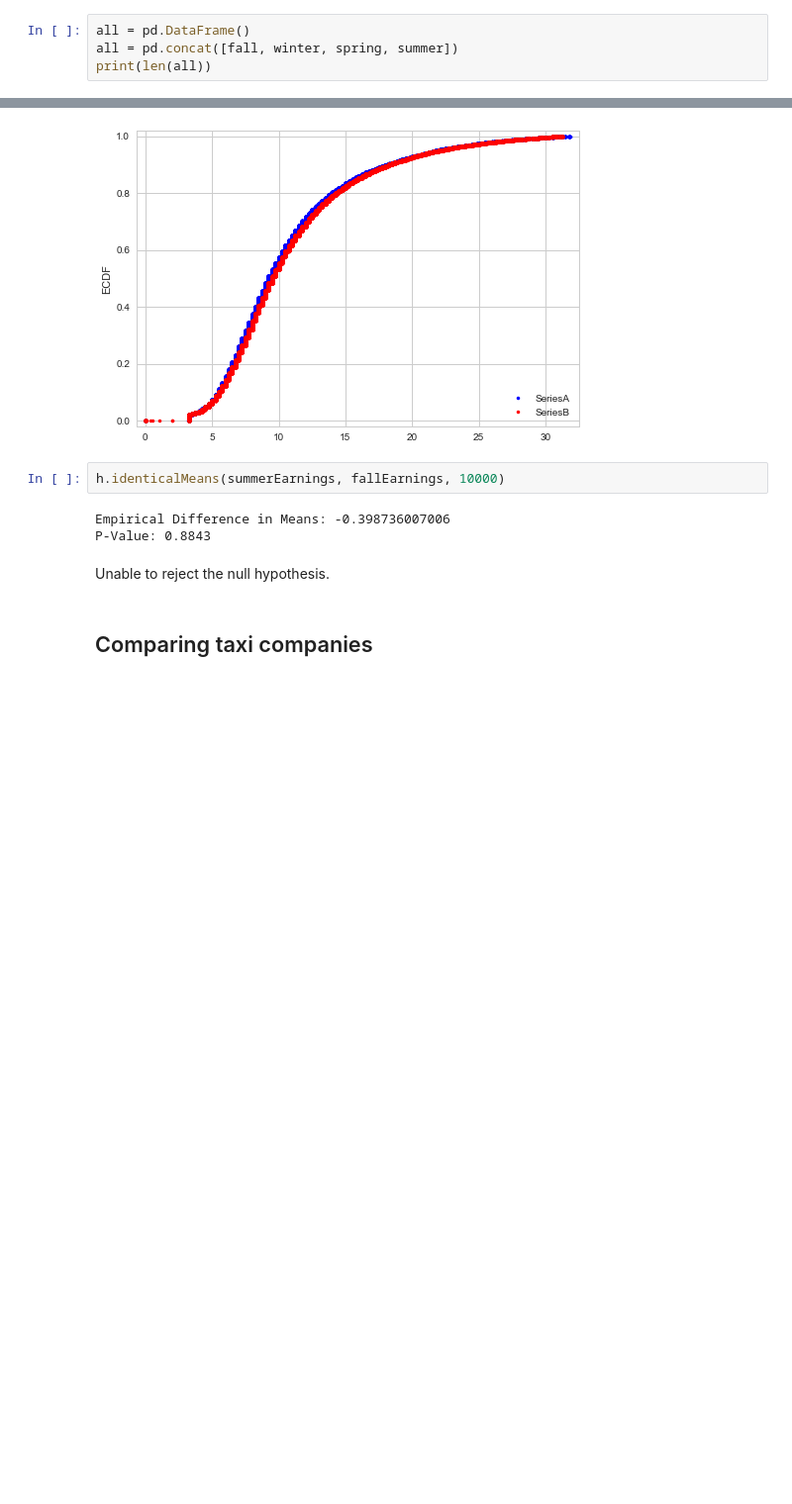
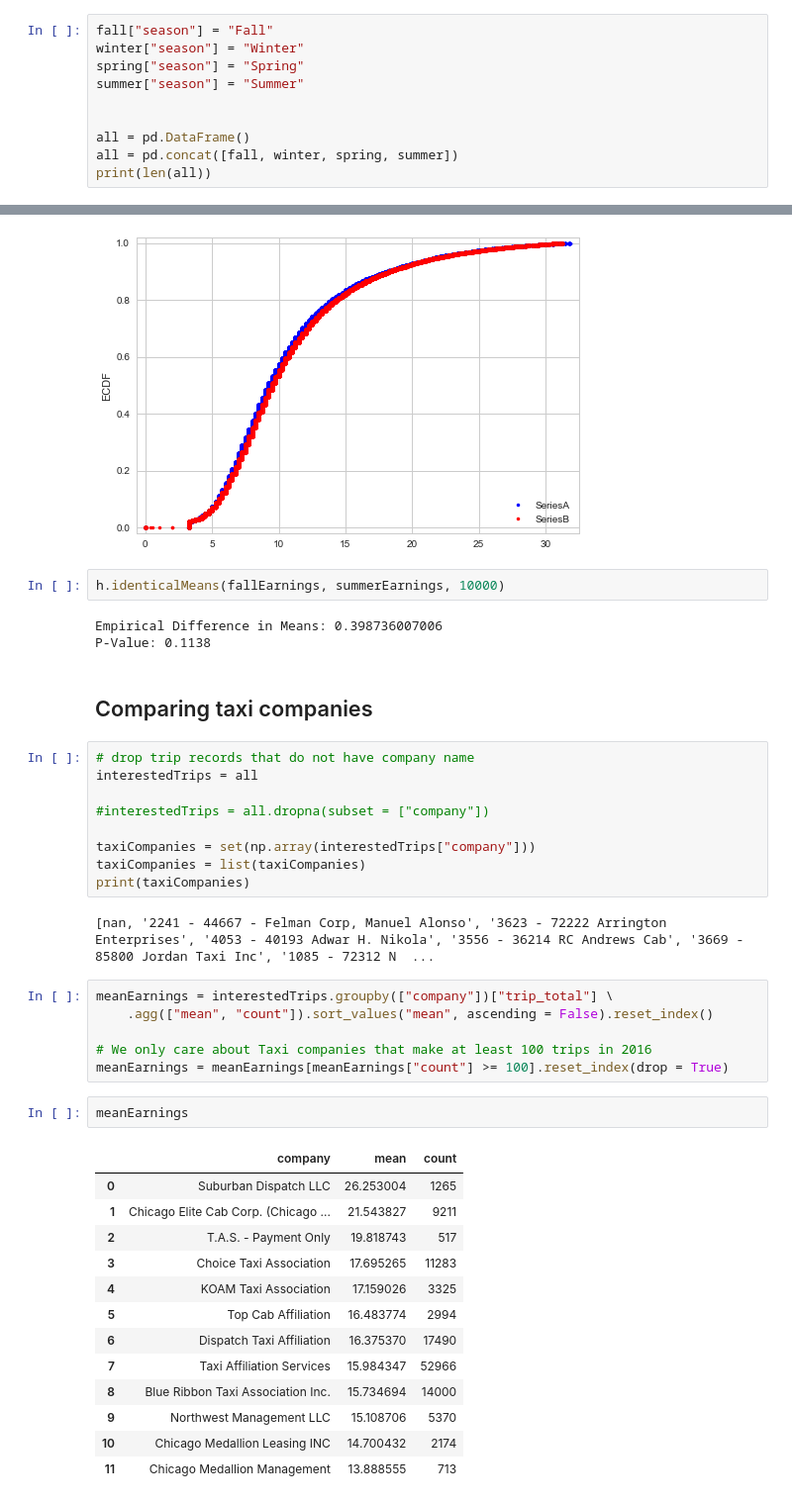
Before and after one commit to iamjz/taxi, a Jupyter notebook: Earnings EDA.ipynb, the cells around one changed output, grey strips where cells are left out. Shown at 99% size. Drawn from its saved outputs; the diff is of its cells as text; blank space fills up the shorter version.

Commit message:
taxi

```diff
--- a/Earnings EDA.ipynb
+++ b/Earnings EDA.ipynb
@@ -37,6 +37,12 @@ winter = h.convertDataType(winterFrac)
 spring = h.convertDataType(springFrac)
 summer = h.convertDataType(summerFrac)
 # %%
+fall["season"] = "Fall"
+winter["season"] = "Winter"
+spring["season"] = "Spring"
+summer["season"] = "Summer"
+
+
 all = pd.DataFrame()
 all = pd.concat([fall, winter, spring, summer])
 print(len(all))
@@ -137,11 +137,42 @@ h.compareCDF(fall["trip_total"], summer["trip_total"])
 # %% [output]
 [figure]
 # %%
-h.identicalMeans(summerEarnings, fallEarnings, 10000)
+h.identicalMeans(fallEarnings, summerEarnings, 10000)
 # %% [output]
-Empirical Difference in Means: -0.398736007006
-P-Value: 0.8843
+Empirical Difference in Means: 0.398736007006
+P-Value: 0.1138
-# %% [markdown]
-Unable to reject the null hypothesis.
 # %% [markdown]
 ## Comparing taxi companies
+# %%
+# drop trip records that do not have company name
+interestedTrips = all
+
+#interestedTrips = all.dropna(subset = ["company"])
+
+taxiCompanies = set(np.array(interestedTrips["company"]))
+taxiCompanies = list(taxiCompanies)
+print(taxiCompanies)
+# %% [output]
+[nan, '2241 - 44667 - Felman Corp, Manuel Alonso', '3623 - 72222 Arrington Enterprises', '4053 - 40193 Adwar H. Nikola', '3556 - 36214 RC Andrews Cab', '3669 - 85800 Jordan Taxi Inc', '1085 - 72312 N  ...
+# %%
+meanEarnings = interestedTrips.groupby(["company"])["trip_total"] \
+    .agg(["mean", "count"]).sort_values("mean", ascending = False).reset_index()
+
+# We only care about Taxi companies that make at least 100 trips in 2016
+meanEarnings = meanEarnings[meanEarnings["count"] >= 100].reset_index(drop = True)
+# %%
+meanEarnings
+# %% [output]
+|  | company | mean | count |
+| 0 | Suburban Dispatch LLC | 26.253004 | 1265 |
+| 1 | Chicago Elite Cab Corp. (Chicago ... | 21.543827 | 9211 |
+| 2 | T.A.S. - Payment Only | 19.818743 | 517 |
+| 3 | Choice Taxi Association | 17.695265 | 11283 |
+| 4 | KOAM Taxi Association | 17.159026 | 3325 |
+| 5 | Top Cab Affiliation | 16.483774 | 2994 |
+| 6 | Dispatch Taxi Affiliation | 16.375370 | 17490 |
+| 7 | Taxi Affiliation Services | 15.984347 | 52966 |
+| 8 | Blue Ribbon Taxi Association Inc. | 15.734694 | 14000 |
+| 9 | Northwest Management LLC | 15.108706 | 5370 |
+| 10 | Chicago Medallion Leasing INC | 14.700432 | 2174 |
+| 11 | Chicago Medallion Management | 13.888555 | 713 |
```
Also changed, not shown: parts of 5 cells of this notebook.
